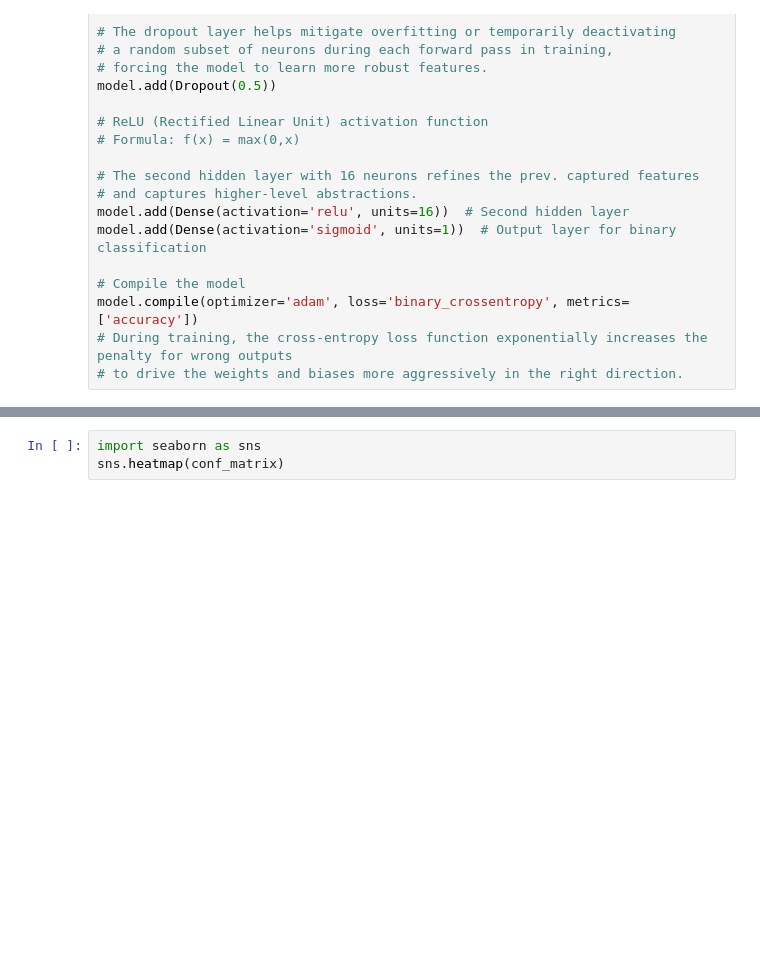
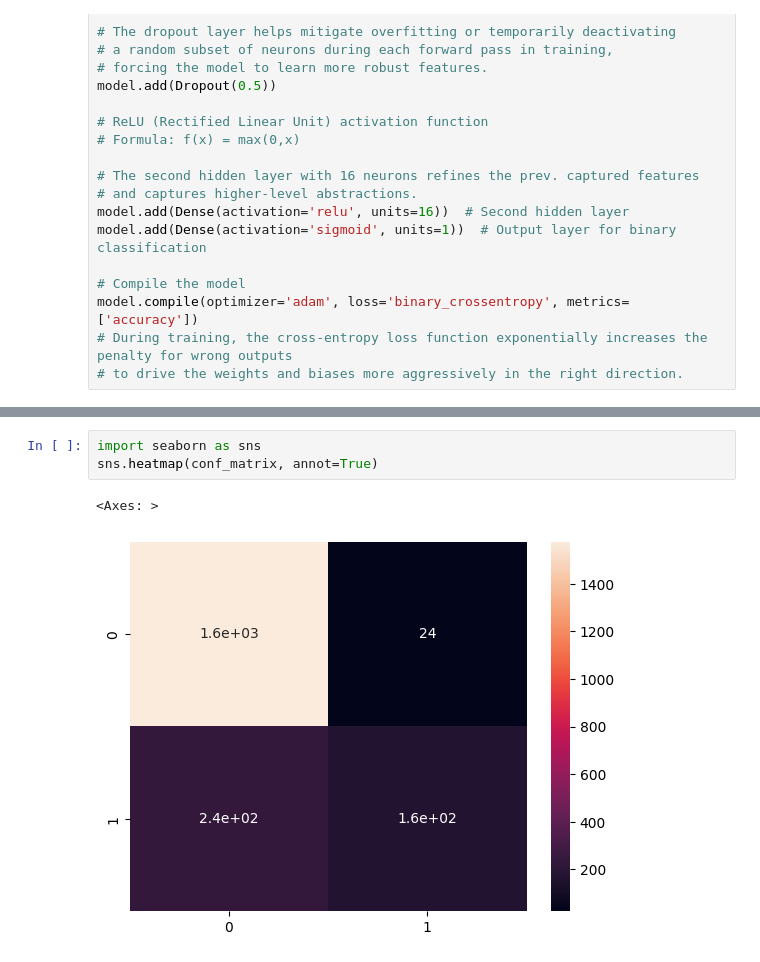
Before and after one commit to chanekarayush/Pict-Practicals, a Jupyter notebook: GroupB/03_Churn_Modelling/churn_modelling.ipynb, the cells around one changed output, grey strips where cells are left out. Cells and saved outputs as stored; diff of their text form; blank space fills up the shorter version.

```diff
--- a/GroupB/03_Churn_Modelling/churn_modelling.ipynb
+++ b/GroupB/03_Churn_Modelling/churn_modelling.ipynb
@@ -152,3 +150,6 @@ Confusion Matrix:
 # %%
 import seaborn as sns
-sns.heatmap(conf_matrix)
+sns.heatmap(conf_matrix, annot=True)
+# %% [output]
+<Axes: >
+[figure, added]
```
Also changed, not shown: parts of 4 cells of this notebook.
